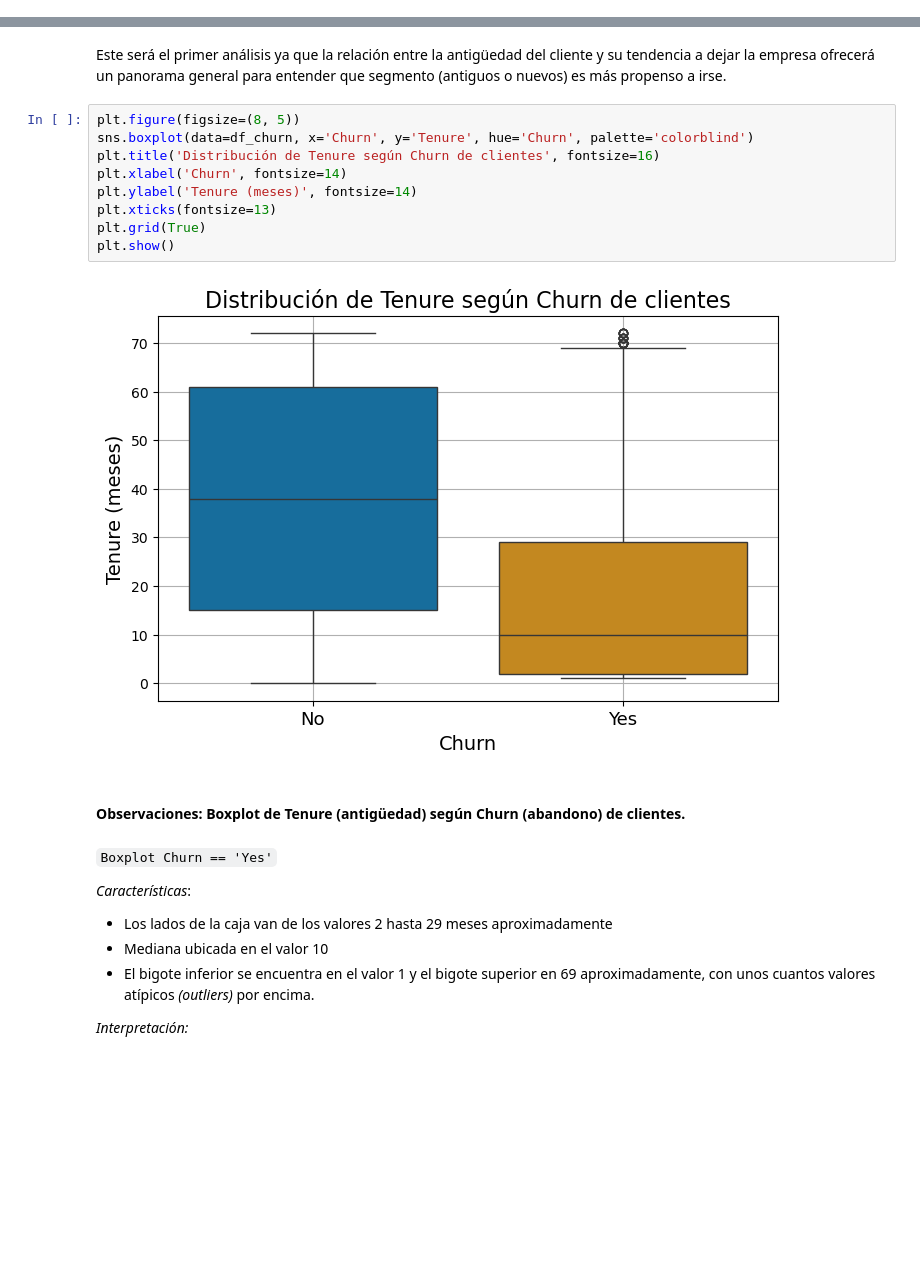
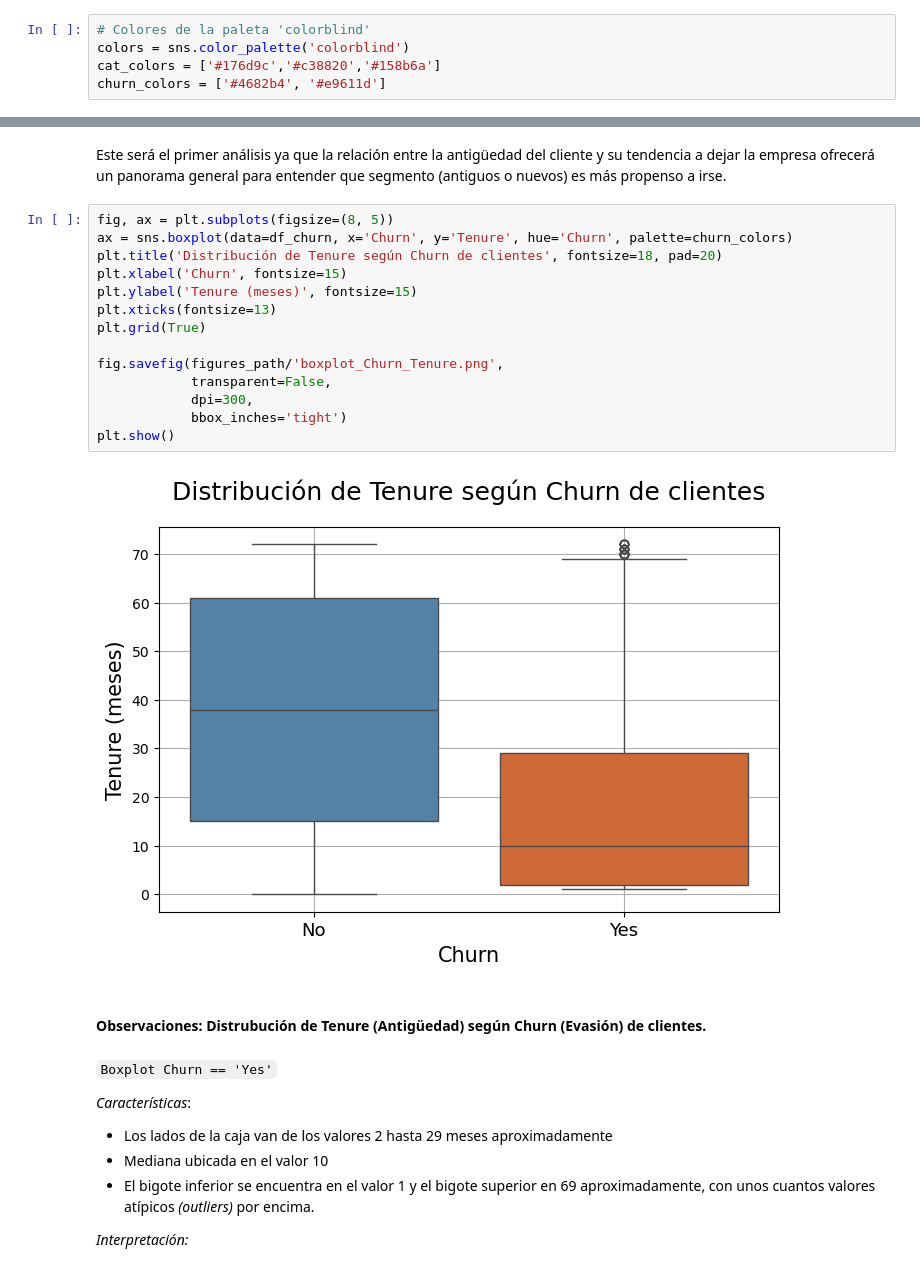
Before and after one commit to ignaciomajo/proyecto_TelecomX, a Jupyter notebook: proyecto_telecomx.ipynb, the cells around one changed output, grey strips where cells are left out. Cells and saved outputs as stored; diff of their text form; blank space fills up the shorter version.

```diff
--- a/proyecto_telecomx.ipynb
+++ b/proyecto_telecomx.ipynb
@@ -467,6 +467,11 @@ Para comprender mejor los **factores que influyen en el abandono de clientes** e
 10. ¿Existe relación entre la situación familiar del cliente *(pareja, personas a cargo)* y la posibilidad de abandono?
 # %% [markdown]
 ### Exploración: Balance del dataset
+# %%
+# Colores de la paleta 'colorblind'
+colors = sns.color_palette('colorblind')
+cat_colors = ['#176d9c','#c38820','#158b6a']
+churn_colors = ['#4682b4', '#e9611d']
 # %%
 churns = df_churn.groupby('Churn')['Churn'].value_counts()
 churns = pd.DataFrame(churns)
@@ -489,18 +494,23 @@ plt.show()
 # %% [markdown]
 Este será el primer análisis ya que la relación entre la antigüedad del cliente y su tendencia a dejar la empresa ofrecerá un panorama general para entender que segmento (antiguos o nuevos) es más propenso a irse.
 # %%
-plt.figure(figsize=(8, 5))
-sns.boxplot(data=df_churn, x='Churn', y='Tenure', hue='Churn', palette='colorblind')
-plt.title('Distribución de Tenure según Churn de clientes', fontsize=16)
-plt.xlabel('Churn', fontsize=14)
-plt.ylabel('Tenure (meses)', fontsize=14)
+fig, ax = plt.subplots(figsize=(8, 5))
+ax = sns.boxplot(data=df_churn, x='Churn', y='Tenure', hue='Churn', palette=churn_colors)
+plt.title('Distribución de Tenure según Churn de clientes', fontsize=18, pad=20)
+plt.xlabel('Churn', fontsize=15)
+plt.ylabel('Tenure (meses)', fontsize=15)
 plt.xticks(fontsize=13)
 plt.grid(True)
+
+fig.savefig(figures_path/'boxplot_Churn_Tenure.png',
+            transparent=False,
+            dpi=300,
+            bbox_inches='tight')
 plt.show()
 # %% [output]
-[figure, old version]
+[figure, new version]
 # %% [markdown]
-#### Observaciones: Boxplot de Tenure (antigüedad) según Churn (abandono) de clientes.
+#### Observaciones: Distrubución de Tenure (Antigüedad) según Churn (Evasión) de clientes.
 # %% [markdown]
 `Boxplot Churn == 'Yes'`
 
```
Also changed, not shown: parts of 88 cells of this notebook, 24 other files.
